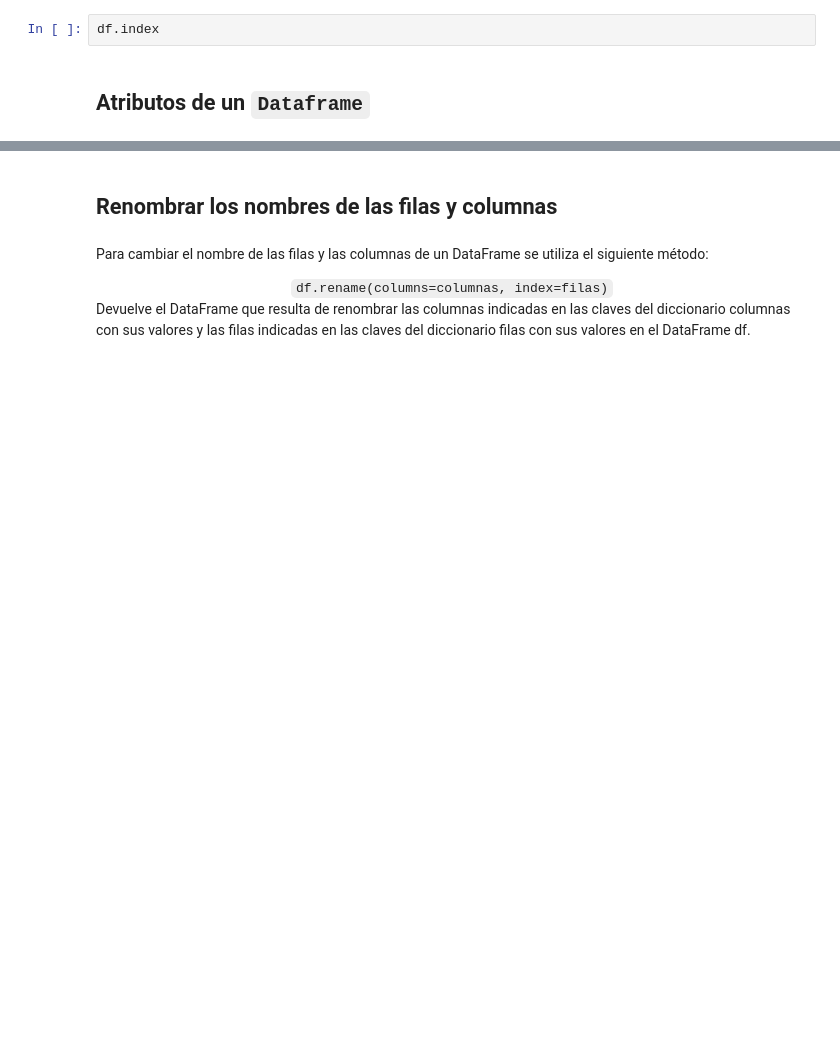
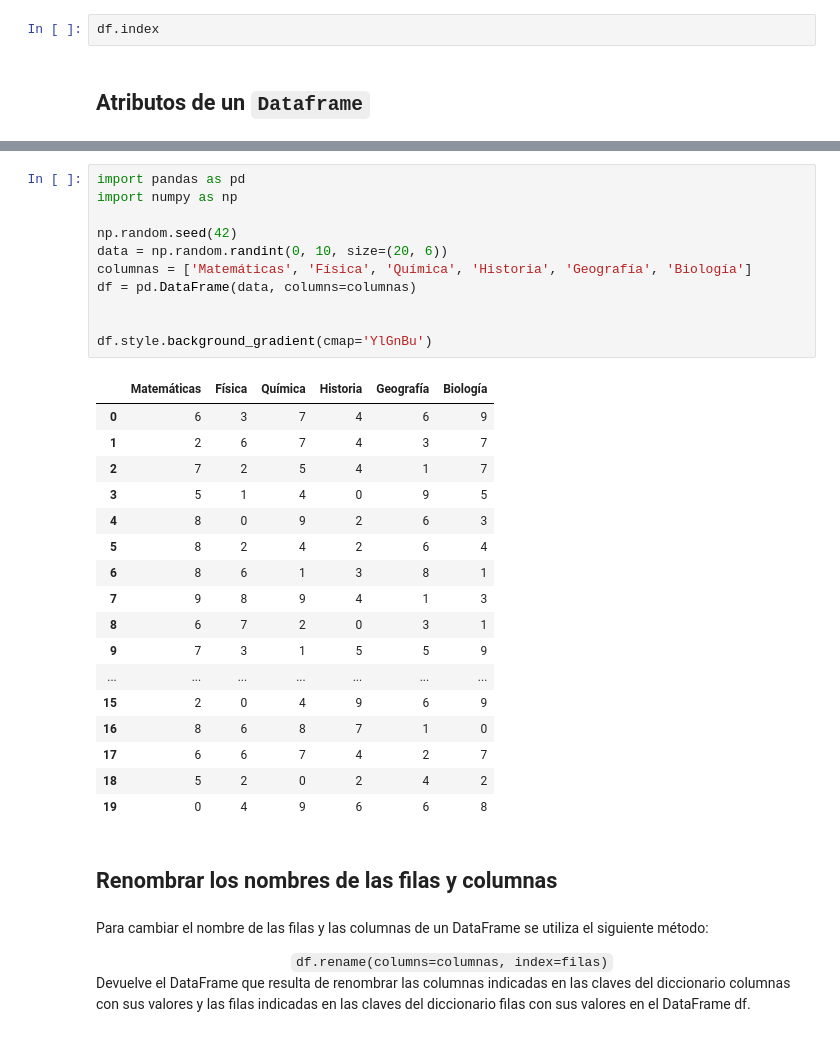
Before and after one commit to pjhh-umar/ProgramacionDOS, a Jupyter notebook: Temas/Tema7_Pandas.ipynb, the cells around one changed output, grey strips where cells are left out. Cells and saved outputs as stored; diff of their text form; blank space fills up the shorter version.

```diff
--- a/Temas/Tema7_Pandas.ipynb
+++ b/Temas/Tema7_Pandas.ipynb
@@ -834,3 +942,32 @@ df.style.format({'Ganancia': "{:+d}"})
+# %%
+import pandas as pd
+import numpy as np
+
+np.random.seed(42)
+data = np.random.randint(0, 10, size=(20, 6))
+columnas = ['Matemáticas', 'Física', 'Química', 'Historia', 'Geografía', 'Biología']
+df = pd.DataFrame(data, columns=columnas)
+
+
+df.style.background_gradient(cmap='YlGnBu')
+# %% [output]
+|  | Matemáticas | Física | Química | Historia | Geografía | Biología |
+| 0 | 6 | 3 | 7 | 4 | 6 | 9 |
+| 1 | 2 | 6 | 7 | 4 | 3 | 7 |
+| 2 | 7 | 2 | 5 | 4 | 1 | 7 |
+| 3 | 5 | 1 | 4 | 0 | 9 | 5 |
+| 4 | 8 | 0 | 9 | 2 | 6 | 3 |
+| 5 | 8 | 2 | 4 | 2 | 6 | 4 |
+| 6 | 8 | 6 | 1 | 3 | 8 | 1 |
+| 7 | 9 | 8 | 9 | 4 | 1 | 3 |
+| 8 | 6 | 7 | 2 | 0 | 3 | 1 |
+| 9 | 7 | 3 | 1 | 5 | 5 | 9 |
+| ... | ... | ... | ... | ... | ... | ... |
+| 15 | 2 | 0 | 4 | 9 | 6 | 9 |
+| 16 | 8 | 6 | 8 | 7 | 1 | 0 |
+| 17 | 6 | 6 | 7 | 4 | 2 | 7 |
+| 18 | 5 | 2 | 0 | 2 | 4 | 2 |
+| 19 | 0 | 4 | 9 | 6 | 6 | 8 |
 # %% [markdown]
 ## Renombrar los nombres de las filas y columnas
 # %% [markdown]
```
Also changed, not shown: parts of 16 cells of this notebook.
